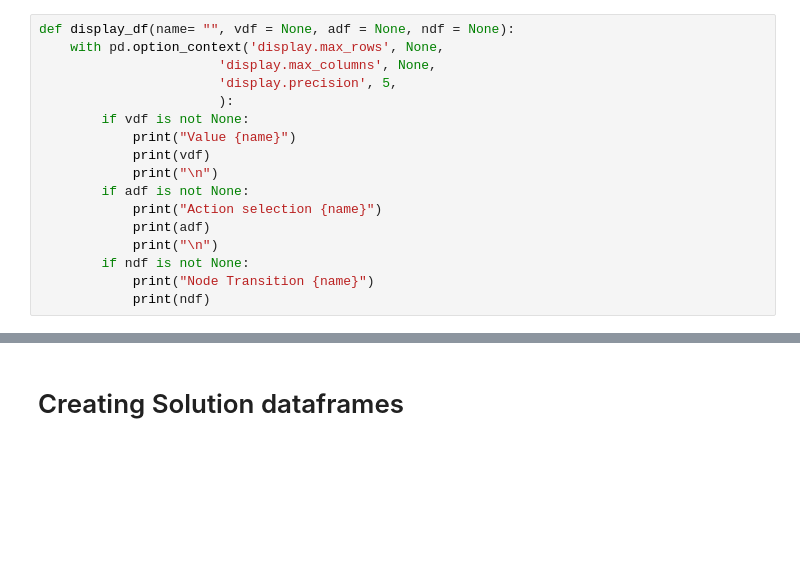
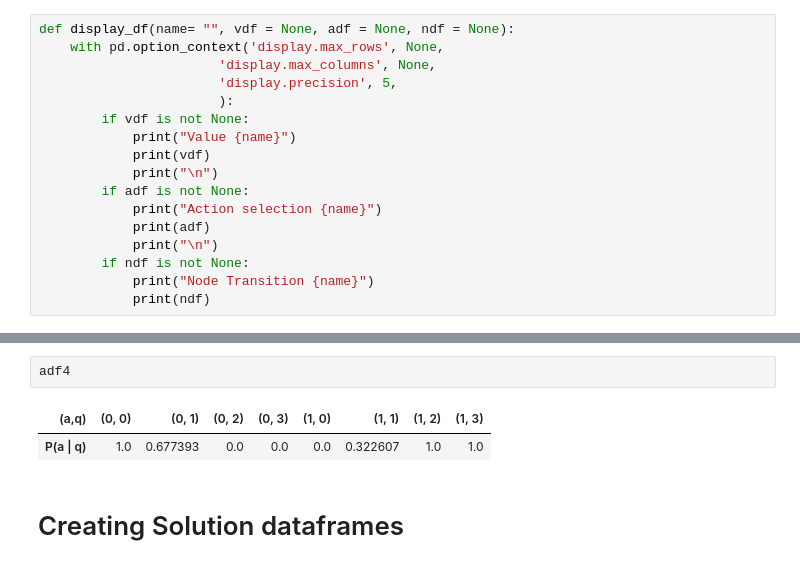
Before and after one commit to malikbf5/FSC-optimization, a Jupyter notebook: Bernoulli Bandits/Bernoulli Bandits.ipynb, the cells around one changed output, grey strips where cells are left out. Drawn from its saved outputs; the diff is of its cells as text; blank space fills up the shorter version.

```diff
--- a/Bernoulli Bandits/Bernoulli Bandits.ipynb
+++ b/Bernoulli Bandits/Bernoulli Bandits.ipynb
@@ -230,3 +245,8 @@ newmodel, vwsls2, adf2, ndf2 = win_stay_lose_shift_2_init(newmodel)
+# %%
+adf4
+# %% [output]
+| (a,q) | (0, 0) | (0, 1) | (0, 2) | (0, 3) | (1, 0) | (1, 1) | (1, 2) | (1, 3) |
+| P(a | q) | 1.0 | 0.677393 | 0.0 | 0.0 | 0.0 | 0.322607 | 1.0 | 1.0 |
 # %% [markdown]
 # Creating Solution dataframes
 # %%
```
Also changed, not shown: parts of 10 cells of this notebook.
